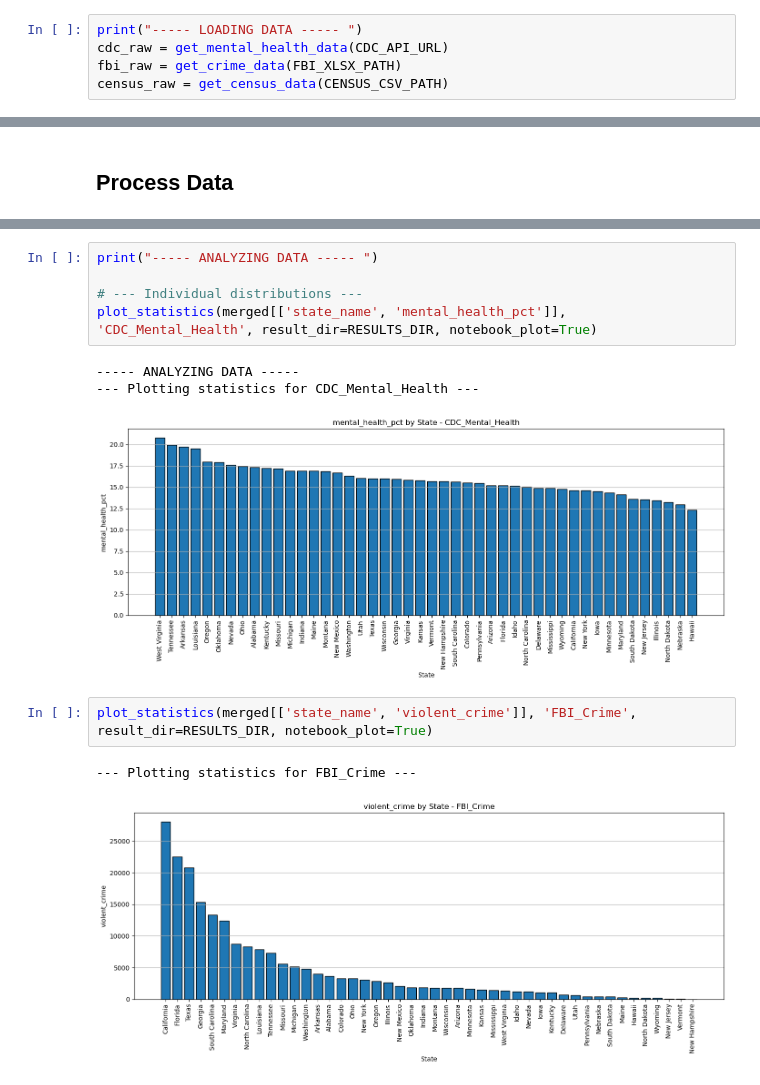
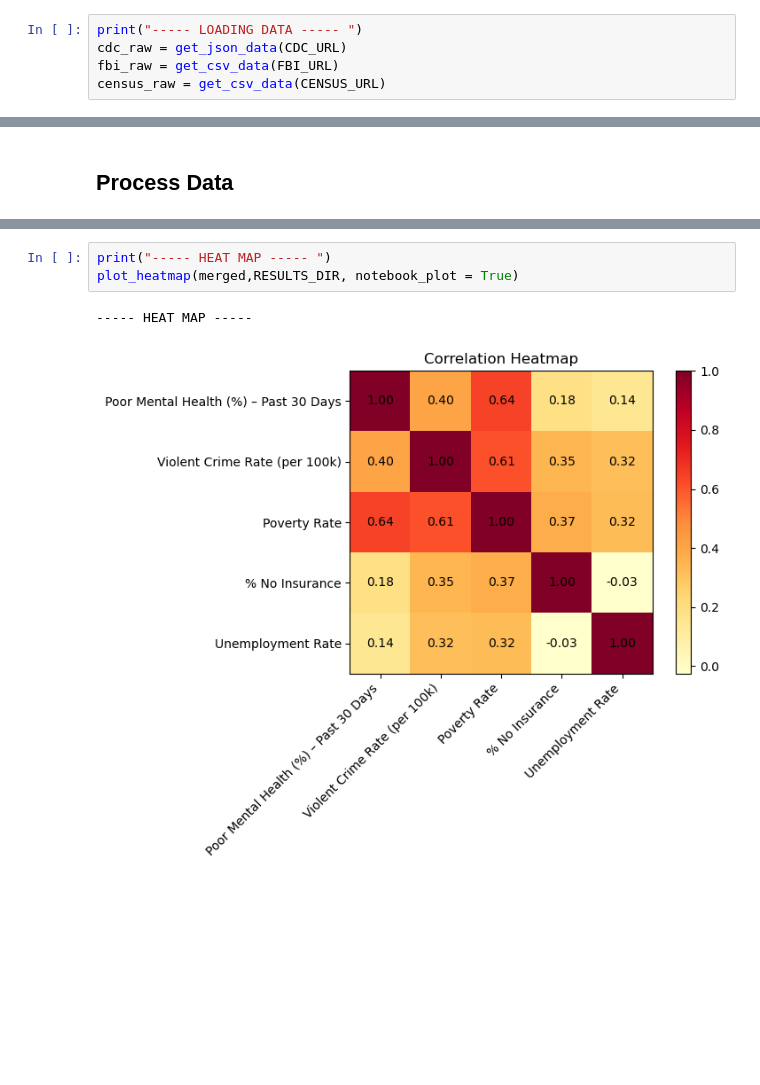
Before and after one commit to lrli1/dsci510_spring2026_final_project, a Jupyter notebook: src/results.ipynb, the cells around one changed output, grey strips where cells are left out. Drawn from its saved outputs; the diff is of its cells as text; blank space fills up the shorter version.

```diff
--- a/src/results.ipynb
+++ b/src/results.ipynb
@@ -16,8 +18,8 @@ os.makedirs(DATA_DIR, exist_ok=True)
 ## Load Data
 # %%
 print("----- LOADING DATA ----- ")
-cdc_raw = get_mental_health_data(CDC_API_URL)
-fbi_raw = get_crime_data(FBI_XLSX_PATH)
-census_raw = get_census_data(CENSUS_CSV_PATH)
+cdc_raw = get_json_data(CDC_URL)
+fbi_raw = get_csv_data(FBI_URL)
+census_raw = get_csv_data(CENSUS_URL)
 # %% [output]
 ----- LOADING DATA -----
@@ -52,14 +72,6 @@ Merged dataset: 46 rows, 7 columns
 # %%
-print("----- ANALYZING DATA ----- ")
-
-# --- Individual distributions ---
-plot_statistics(merged[['state_name', 'mental_health_pct']], 'CDC_Mental_Health', result_dir=RESULTS_DIR, notebook_plot=True)
+print("----- HEAT MAP ----- ")
+plot_heatmap(merged,RESULTS_DIR, notebook_plot = True)
 # %% [output]
------ ANALYZING DATA -----
---- Plotting statistics for CDC_Mental_Health ---
+----- HEAT MAP -----
-[figure, old version]
+[figure, new version]
-# %%
-plot_statistics(merged[['state_name', 'violent_crime']], 'FBI_Crime', result_dir=RESULTS_DIR, notebook_plot=True)
-# %% [output]
---- Plotting statistics for FBI_Crime ---
-[figure, removed]
```
Also changed, not shown: parts of 21 cells of this notebook, 6 other files.
